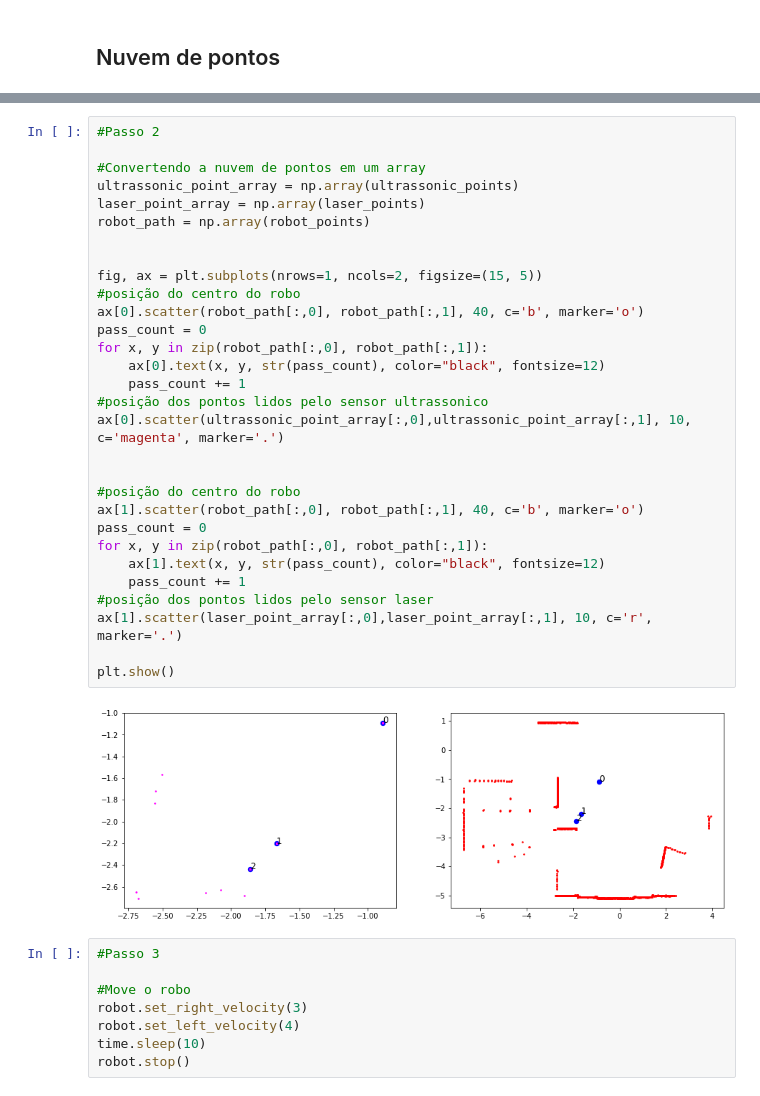
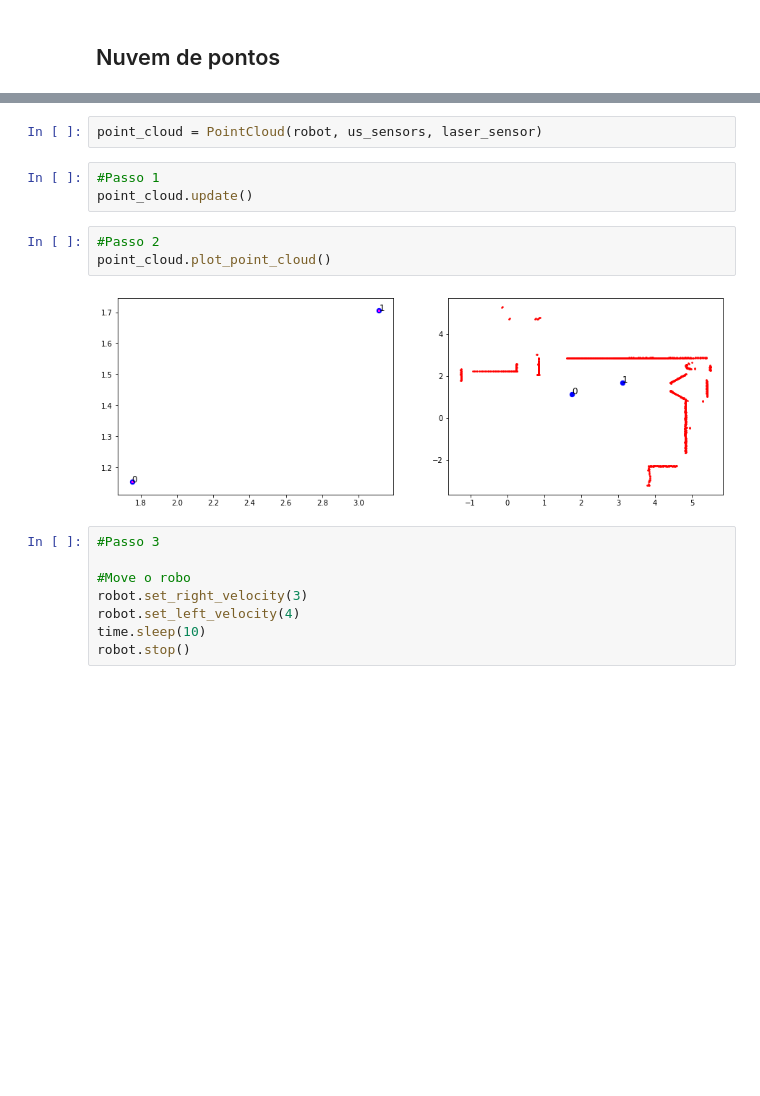
Before and after one commit to Necropsy/MO651, a Jupyter notebook: exercises/Project1.ipynb, the cells around one changed output, grey strips where cells are left out. Cells and saved outputs as stored; diff of their text form; blank space fills up the shorter version.

```diff
--- a/exercises/Project1.ipynb
+++ b/exercises/Project1.ipynb
@@ -509,35 +578,13 @@ for pointx, pointy in zip(us_sensors.data['robot_frame_reading'][:,0], us_sensor
-# %%
-#Passo 2
-
-#Convertendo a nuvem de pontos em um array
-ultrassonic_point_array = np.array(ultrassonic_points)
-laser_point_array = np.array(laser_points)
-robot_path = np.array(robot_points)
-
-
-fig, ax = plt.subplots(nrows=1, ncols=2, figsize=(15, 5))
-#posição do centro do robo
-ax[0].scatter(robot_path[:,0], robot_path[:,1], 40, c='b', marker='o')
-pass_count = 0
-for x, y in zip(robot_path[:,0], robot_path[:,1]):
-    ax[0].text(x, y, str(pass_count), color="black", fontsize=12)
-    pass_count += 1
-#posição dos pontos lidos pelo sensor ultrassonico
-ax[0].scatter(ultrassonic_point_array[:,0],ultrassonic_point_array[:,1], 10, c='magenta', marker='.')
-
-
-#posição do centro do robo
-ax[1].scatter(robot_path[:,0], robot_path[:,1], 40, c='b', marker='o')
-pass_count = 0
-for x, y in zip(robot_path[:,0], robot_path[:,1]):
-    ax[1].text(x, y, str(pass_count), color="black", fontsize=12)
-    pass_count += 1
-#posição dos pontos lidos pelo sensor laser
-ax[1].scatter(laser_point_array[:,0],laser_point_array[:,1], 10, c='r', marker='.')
-
-plt.show()
-# %% [output]
-[figure, removed]
+# %%
+point_cloud = PointCloud(robot, us_sensors, laser_sensor)
+# %%
+#Passo 1
+point_cloud.update()
+# %%
+#Passo 2
+point_cloud.plot_point_cloud()
+# %% [output]
+[figure, added]
 # %%
 #Passo 3
 
```
Also changed, not shown: parts of 16 cells of this notebook.
